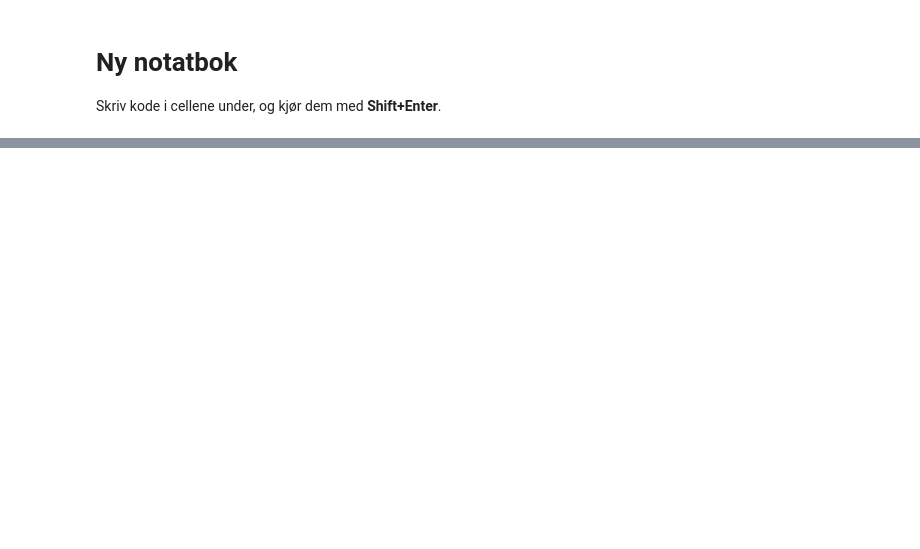
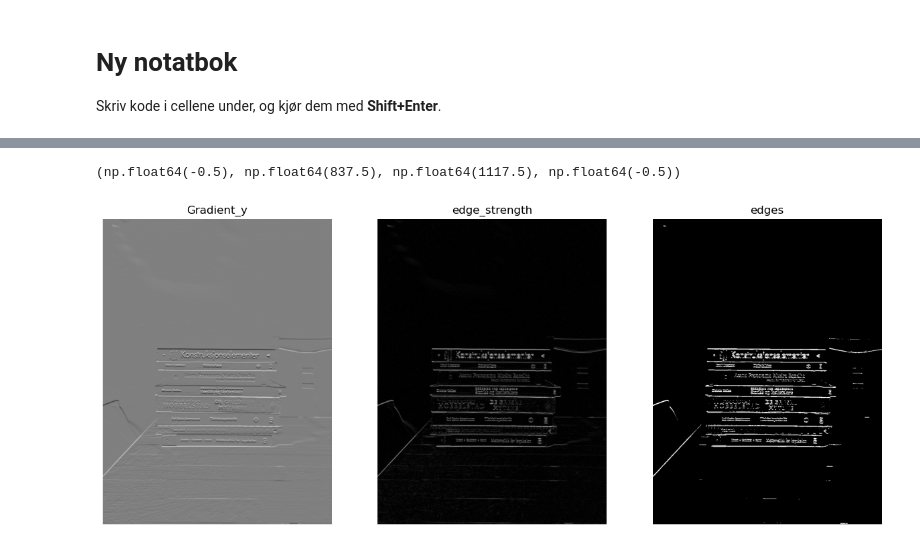
Before and after one commit to stormosdal-hub/Fargelab, a Jupyter notebook: skript/bokstabel.ipynb, the cells around one changed output, grey strips where cells are left out. Cells and saved outputs as stored; diff of their text form; code cells hidden in the pictures; blank space fills up the shorter version.

```diff
--- a/skript/bokstabel.ipynb
+++ b/skript/bokstabel.ipynb
@@ -4,0 +53,16 @@ Skriv kode i cellene under, og kjør dem med **Shift+Enter**.
+# %%
+# Sobel glir en kernel vertikalt over bildet for å finne skarpe horisontal pikseloverganger.
+# Lager binært bilde. Markerer alle kanter over EDGE_STRENGTH_THRESHOLD i hvitt.
+gradient_y = cv2.Sobel(blurred_image, cv2.CV_32F, 0, 1, ksize=3)
+edge_strength = np.abs(gradient_y)
+edges = (edge_strength > EDGE_STRENGTH_THRESHOLD).astype(np.uint8) * 255
+
+
+# ==============================================================================================================
+plt.figure(figsize=[15, 10])
+plt.subplot(131);plt.imshow(gradient_y, cmap='gray');plt.title("Gradient_y"); plt.axis('off')
+plt.subplot(132);plt.imshow(edge_strength, cmap='gray');plt.title("edge_strength"); plt.axis('off')
+plt.subplot(133); plt.imshow(edges, cmap='gray'); plt.title("edges"); plt.axis('off')
+# %% [output]
+(np.float64(-0.5), np.float64(837.5), np.float64(1117.5), np.float64(-0.5))
+[figure, added]
```
Also changed, not shown: parts of 5 cells of this notebook, 27 other files.
